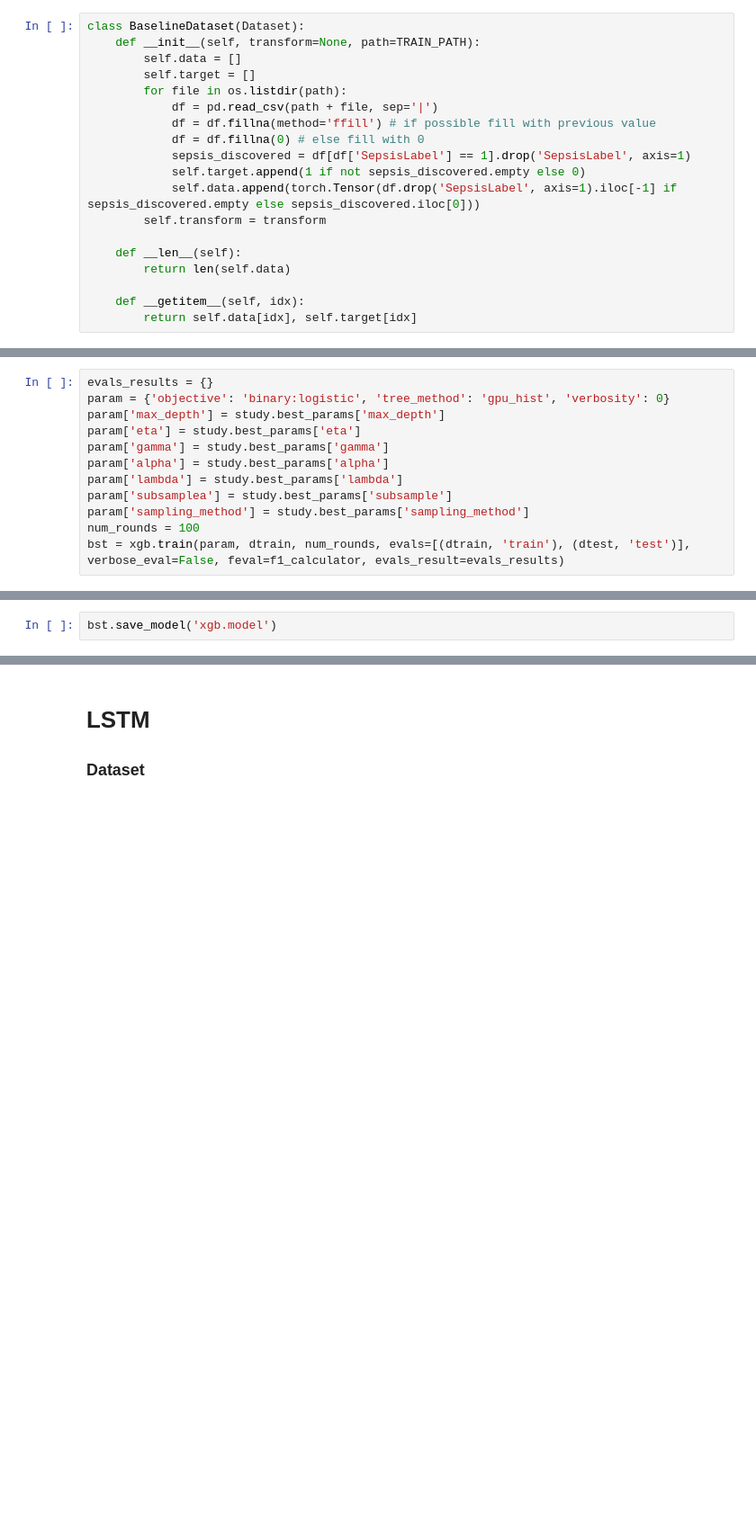
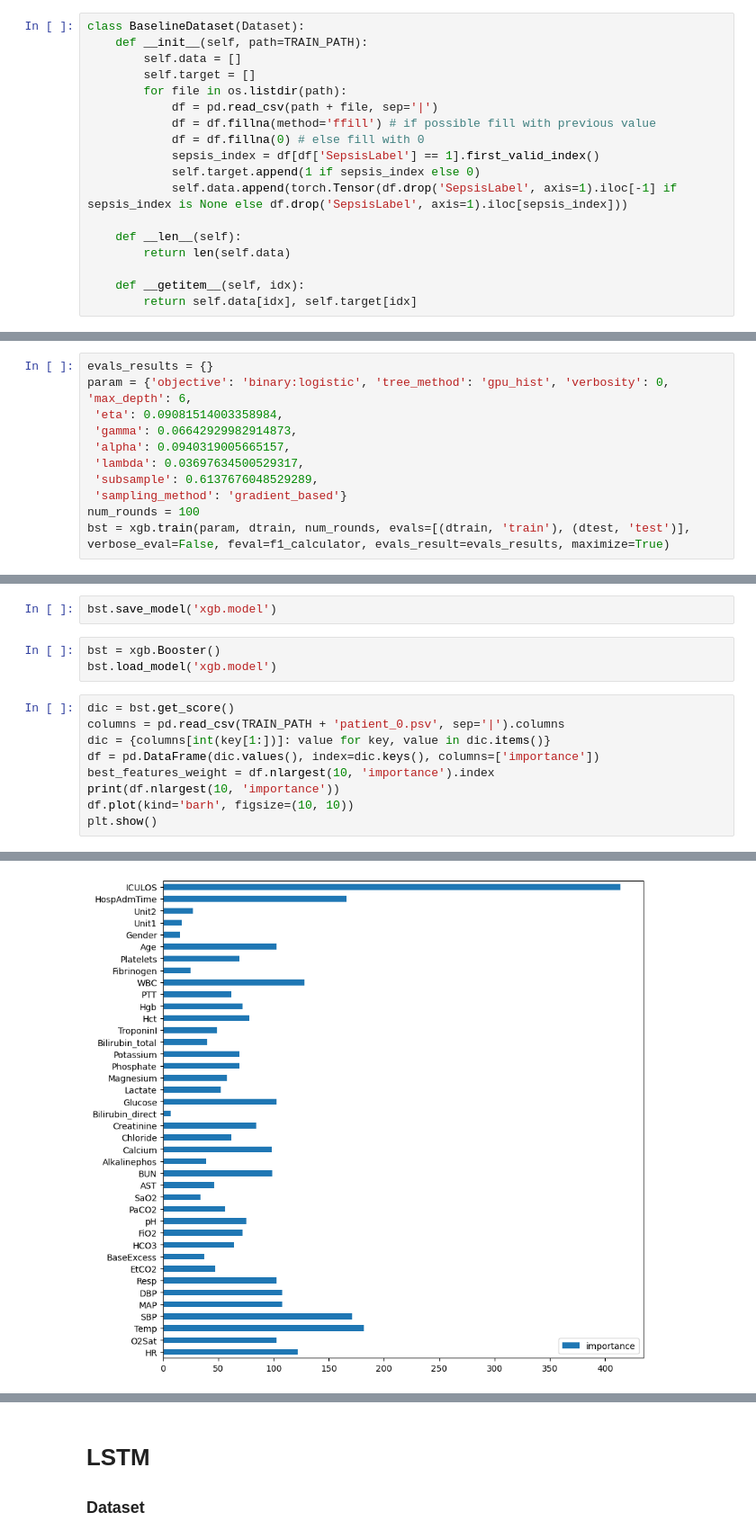
Before and after one commit to NadavVazana789/094295_hw1, a Jupyter notebook: main.ipynb, the cells around one changed output, grey strips where cells are left out. Shown: that part at 90% size. Cells and saved outputs as stored; diff of their text form; blank space fills up the shorter version.

```diff
--- a/main.ipynb
+++ b/main.ipynb
@@ -22,17 +22,16 @@ warnings.warn = warn
 ### Dataset
 # %%
 class BaselineDataset(Dataset):
-    def __init__(self, transform=None, path=TRAIN_PATH):
+    def __init__(self, path=TRAIN_PATH):
         self.data = []
         self.target = []
         for file in os.listdir(path):
             df = pd.read_csv(path + file, sep='|')
             df = df.fillna(method='ffill') # if possible fill with previous value
             df = df.fillna(0) # else fill with 0
-            sepsis_discovered = df[df['SepsisLabel'] == 1].drop('SepsisLabel', axis=1)
-            self.target.append(1 if not sepsis_discovered.empty else 0)
-            self.data.append(torch.Tensor(df.drop('SepsisLabel', axis=1).iloc[-1] if sepsis_discovered.empty else sepsis_discovered.iloc[0]))
-        self.transform = transform
+            sepsis_index = df[df['SepsisLabel'] == 1].first_valid_index()
+            self.target.append(1 if sepsis_index else 0)
+            self.data.append(torch.Tensor(df.drop('SepsisLabel', axis=1).iloc[-1] if sepsis_index is None else df.drop('SepsisLabel', axis=1).iloc[sepsis_index]))
 
     def __len__(self):
         return len(self.data)
@@ -267,16 +385,15 @@ study.best_params
  'sampling_method': 'gradient_based'}
 # %%
 evals_results = {}
-param = {'objective': 'binary:logistic', 'tree_method': 'gpu_hist', 'verbosity': 0}
-param['max_depth'] = study.best_params['max_depth']
-param['eta'] = study.best_params['eta']
-param['gamma'] = study.best_params['gamma']
-param['alpha'] = study.best_params['alpha']
-param['lambda'] = study.best_params['lambda']
-param['subsamplea'] = study.best_params['subsample']
-param['sampling_method'] = study.best_params['sampling_method']
+param = {'objective': 'binary:logistic', 'tree_method': 'gpu_hist', 'verbosity': 0, 'max_depth': 6,
+ 'eta': 0.09081514003358984,
+ 'gamma': 0.06642929982914873,
+ 'alpha': 0.0940319005665157,
+ 'lambda': 0.03697634500529317,
+ 'subsample': 0.6137676048529289,
+ 'sampling_method': 'gradient_based'}
 num_rounds = 100
-bst = xgb.train(param, dtrain, num_rounds, evals=[(dtrain, 'train'), (dtest, 'test')], verbose_eval=False, feval=f1_calculator, evals_result=evals_results)
+bst = xgb.train(param, dtrain, num_rounds, evals=[(dtrain, 'train'), (dtest, 'test')], verbose_eval=False, feval=f1_calculator, evals_result=evals_results, maximize=True)
 # %%
 plt.plot(range(num_rounds), evals_results['train']['logloss'], label='train')
 plt.plot(range(num_rounds), evals_results['test']['logloss'], label='test')
@@ -301,2 +418,15 @@ f1_score(test_set.target, preds)
 # %%
 bst.save_model('xgb.model')
+# %%
+bst = xgb.Booster()
+bst.load_model('xgb.model')
+# %%
+dic = bst.get_score()
+columns = pd.read_csv(TRAIN_PATH + 'patient_0.psv', sep='|').columns
+dic = {columns[int(key[1:])]: value for key, value in dic.items()}
+df = pd.DataFrame(dic.values(), index=dic.keys(), columns=['importance'])
+best_features_weight = df.nlargest(10, 'importance').index
+print(df.nlargest(10, 'importance'))
+df.plot(kind='barh', figsize=(10, 10))
+plt.show()
+# %% [output]
@@ -302,0 +436 @@ bst.save_model('xgb.model')
+[figure, added]
```
Also changed, not shown: parts of 27 cells of this notebook, 3 other files.
